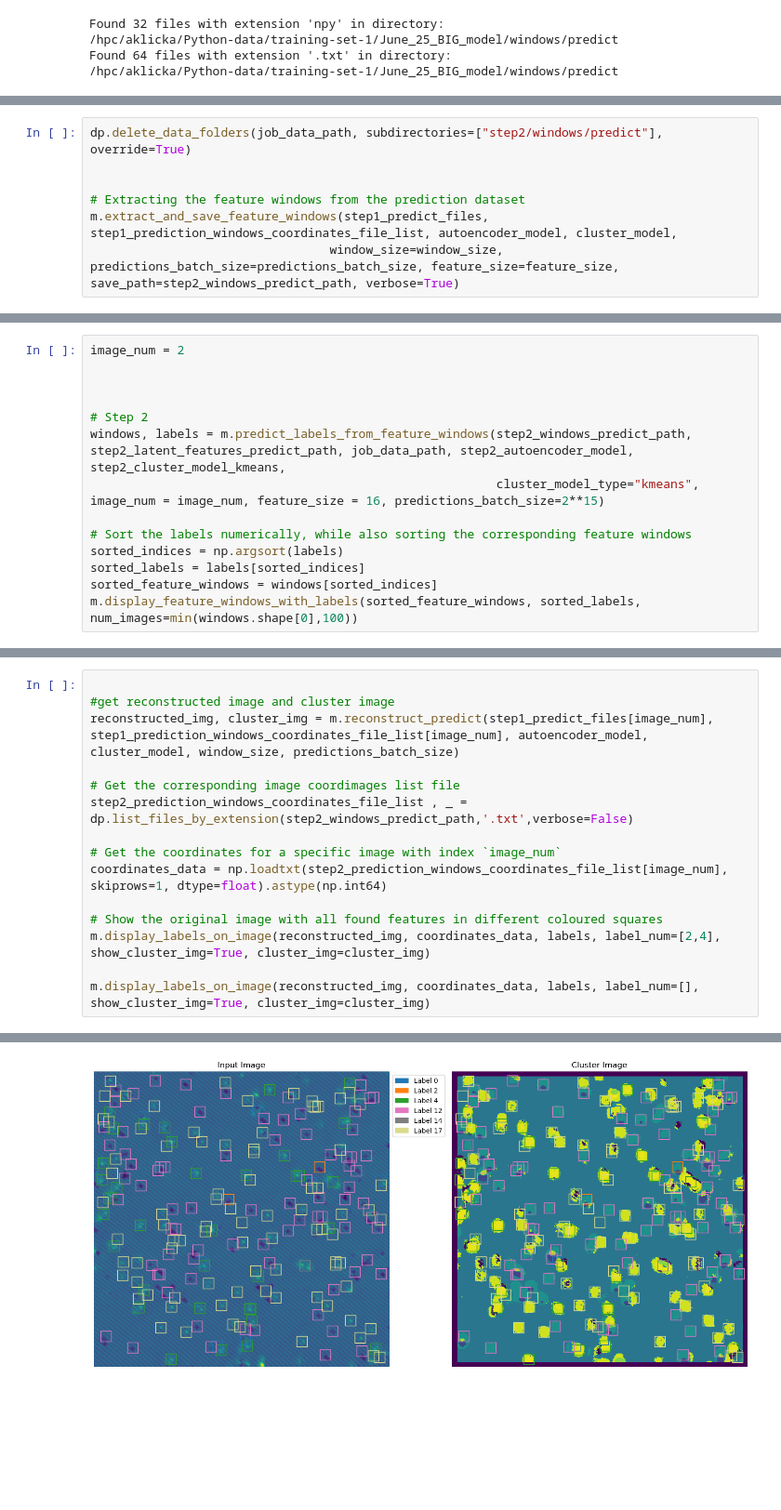
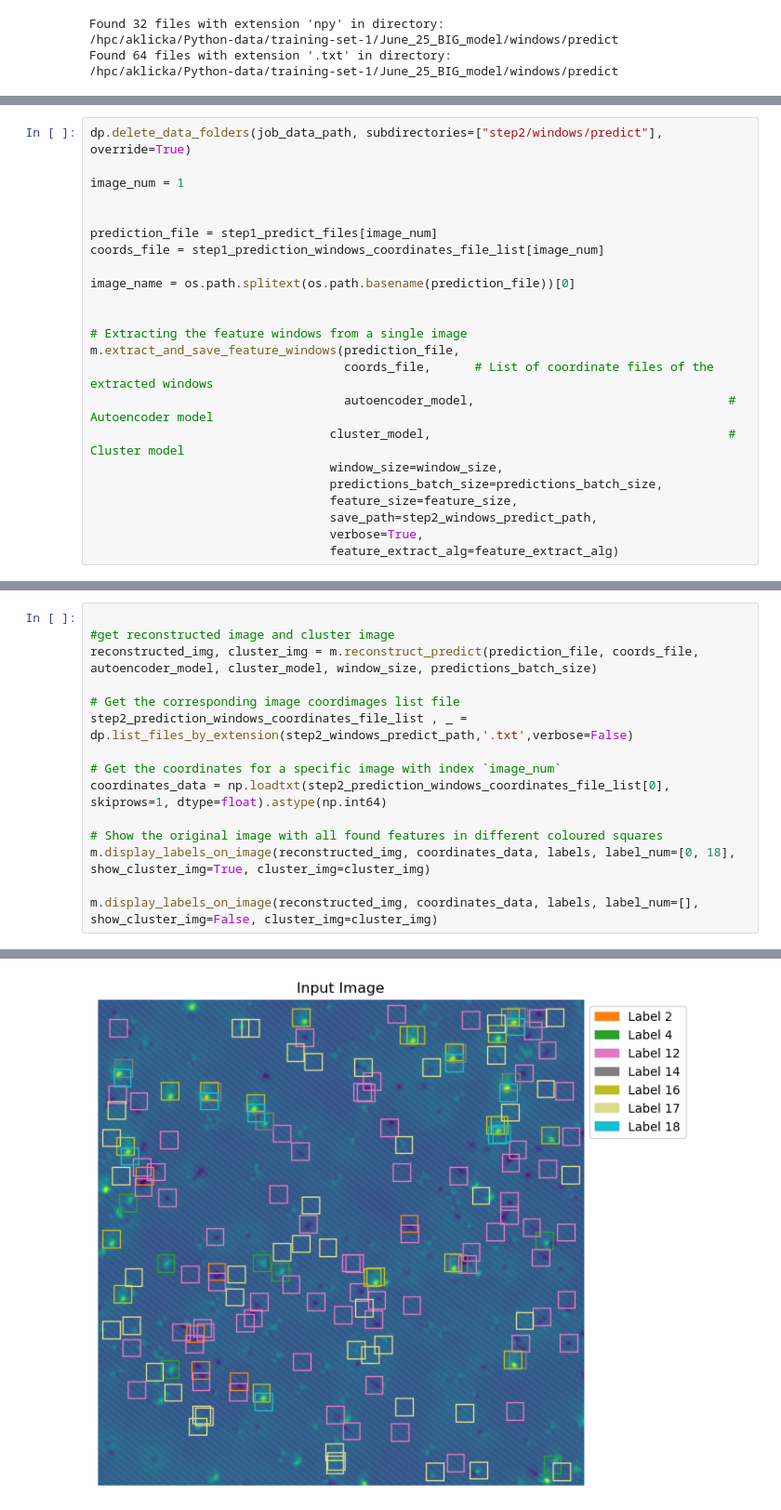
Before and after one commit to srschofield/SRSML24, a Jupyter notebook: notebooks/adam/end_user.ipynb, the cells around one changed output, grey strips where cells are left out. Shown at 93% size. Saved outputs shown, nothing was run; the diff lists cells and outputs as text; blank space fills up the shorter version.

```diff
--- a/notebooks/adam/end_user.ipynb
+++ b/notebooks/adam/end_user.ipynb
@@ -273,8 +283,24 @@ the function `extract_and_save_feature_windows` takes an optional argument `feat
 # %%
 dp.delete_data_folders(job_data_path, subdirectories=["step2/windows/predict"], override=True)
 
+image_num = 1
 
-# Extracting the feature windows from the prediction dataset
-m.extract_and_save_feature_windows(step1_predict_files, step1_prediction_windows_coordinates_file_list, autoencoder_model, cluster_model,
-                                 window_size=window_size, predictions_batch_size=predictions_batch_size, feature_size=feature_size, save_path=step2_windows_predict_path, verbose=True)
+
+prediction_file = step1_predict_files[image_num]
+coords_file = step1_prediction_windows_coordinates_file_list[image_num]
+
+image_name = os.path.splitext(os.path.basename(prediction_file))[0]
+
+
+# Extracting the feature windows from a single image
+m.extract_and_save_feature_windows(prediction_file,
+                                   coords_file,      # List of coordinate files of the extracted windows
+                                   autoencoder_model,                                   # Autoencoder model
+                                 cluster_model,                                         # Cluster model
+                                 window_size=window_size,
+                                 predictions_batch_size=predictions_batch_size,
+                                 feature_size=feature_size,
+                                 save_path=step2_windows_predict_path,
+                                 verbose=True,
+                                 feature_extract_alg=feature_extract_alg)
 # %% [output]
@@ -309,14 +371,0 @@ The function `predict_labels_from_feature_windows` takes an argument `cluster_mo
-# %%
-image_num = 2
-
-
-
-# Step 2
-windows, labels = m.predict_labels_from_feature_windows(step2_windows_predict_path, step2_latent_features_predict_path, job_data_path, step2_autoencoder_model, step2_cluster_model_kmeans,
-                                                        cluster_model_type="kmeans", image_num = image_num, feature_size = 16, predictions_batch_size=2**15)
-
-# Sort the labels numerically, while also sorting the corresponding feature windows
-sorted_indices = np.argsort(labels)
-sorted_labels = labels[sorted_indices]
-sorted_feature_windows = windows[sorted_indices]
-m.display_feature_windows_with_labels(sorted_feature_windows, sorted_labels, num_images=min(windows.shape[0],100))
@@ -341,17 +376,17 @@ Found 1 files with extension 'npy' in directory:
 # %%
 
 #get reconstructed image and cluster image
-reconstructed_img, cluster_img = m.reconstruct_predict(step1_predict_files[image_num], step1_prediction_windows_coordinates_file_list[image_num], autoencoder_model, cluster_model, window_size, predictions_batch_size)
+reconstructed_img, cluster_img = m.reconstruct_predict(prediction_file, coords_file, autoencoder_model, cluster_model, window_size, predictions_batch_size)
 
 # Get the corresponding image coordimages list file
 step2_prediction_windows_coordinates_file_list , _ = dp.list_files_by_extension(step2_windows_predict_path,'.txt',verbose=False)
 
 # Get the coordinates for a specific image with index `image_num`
-coordinates_data = np.loadtxt(step2_prediction_windows_coordinates_file_list[image_num], skiprows=1, dtype=float).astype(np.int64)
+coordinates_data = np.loadtxt(step2_prediction_windows_coordinates_file_list[0], skiprows=1, dtype=float).astype(np.int64)
 
 # Show the original image with all found features in different coloured squares
-m.display_labels_on_image(reconstructed_img, coordinates_data, labels, label_num=[2,4], show_cluster_img=True, cluster_img=cluster_img)
+m.display_labels_on_image(reconstructed_img, coordinates_data, labels, label_num=[0, 18], show_cluster_img=True, cluster_img=cluster_img)
 
-m.display_labels_on_image(reconstructed_img, coordinates_data, labels, label_num=[], show_cluster_img=True, cluster_img=cluster_img)
+m.display_labels_on_image(reconstructed_img, coordinates_data, labels, label_num=[], show_cluster_img=False, cluster_img=cluster_img)
 # %% [output]
 ---
@@ -366 +401 @@ Found 32 files with extension '.txt' in directory:
-[figure, old version]
+[figure, new version]
```
Also changed, not shown: parts of 22 cells of this notebook, 3 other files.
